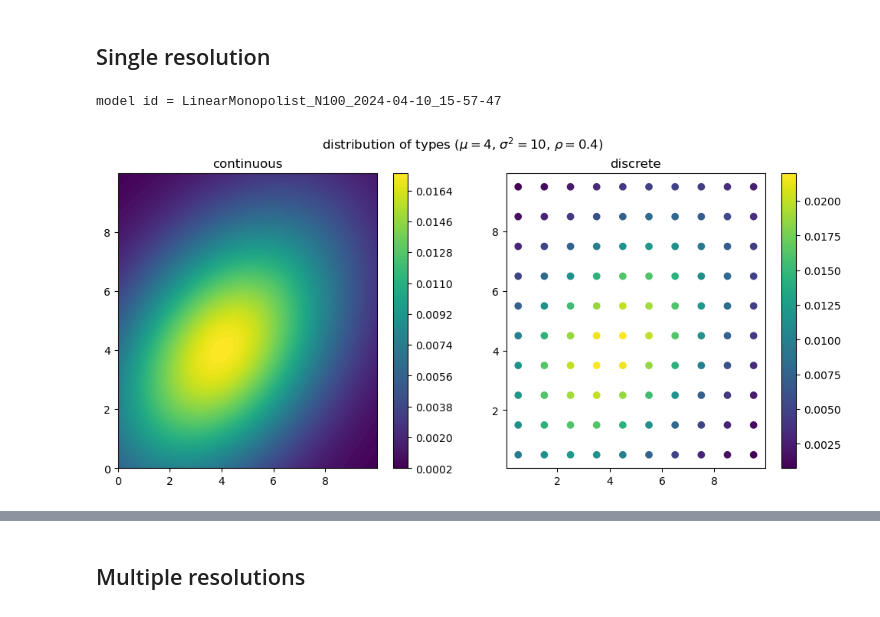
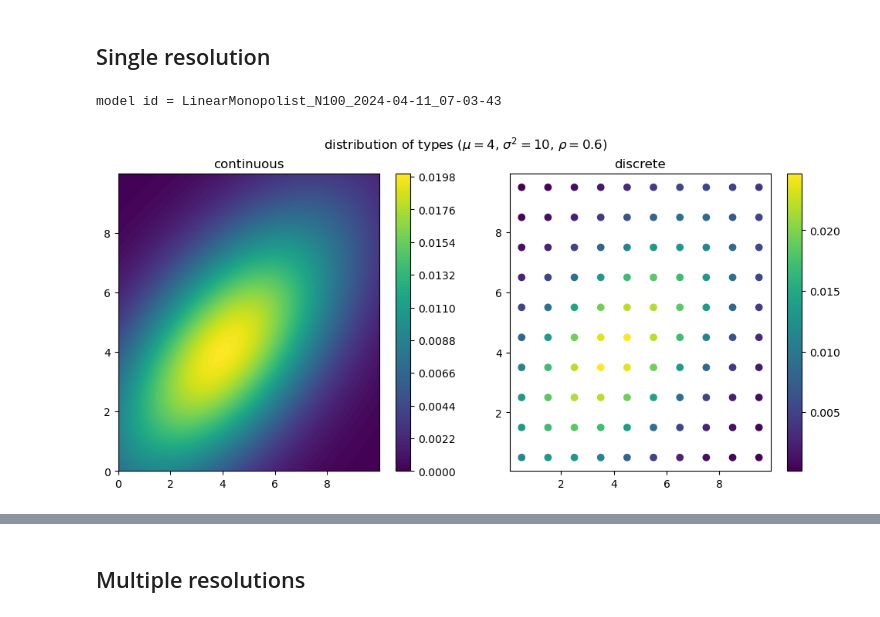
Before and after one commit to x-dupuis/screening-algo, a Jupyter notebook: examples/Schmalensee.ipynb, the cells around one changed output, grey strips where cells are left out. Saved outputs shown, nothing was run; the diff lists cells and outputs as text; code cells hidden in the pictures.

```diff
--- a/examples/Schmalensee.ipynb
+++ b/examples/Schmalensee.ipynb
@@ -18,31 +18,31 @@ from modules import LinearMonopolist
 # %%
 n0, n1 = 10, 10
 t0, t1 =  np.linspace(0, 10, num=n0+1, dtype=np.float32), np.linspace(0, 10, num=n1+1, dtype=np.float32)  #  [1, 1.5, 3], [0, 0.5, 1]
 theta0 = (t0[1:]+t0[:-1])/2 ; theta1 = (t1[1:]+t1[:-1])/2
 theta0, theta1 = np.meshgrid(theta0,theta1)
 theta = np.stack((theta0.flatten(), theta1.flatten())); N = theta.shape[-1] # number of types
 
-mu = 4; sigma2 = 10; rho = 0.4
+mu = 4; sigma2 = 10; rho = 0.6
 distribution = multivariate_normal(mu*np.array([1, 1]), sigma2*np.array([[1, rho], [rho,1]]))
 cd = distribution.cdf(np.dstack(np.meshgrid(t0,t1)))
 f = cd[1:,1:] + cd[:-1,:-1] - cd[1:,:-1] - cd[:-1,1:]
 f = f.flatten() /  np.sum(f) # weights in the distribution
 
 ### Model parameters setting
 param = {'substituable':False, 'mu':mu, 'simga2':sigma2, 'rho':rho}   # False for indivisible goods (constraints = cube), True for substituable goods (constraints = simplex)
 
 ### Objects
 model = LinearMonopolist(theta, f, param)
 
 fig, axs = plt.subplots(1,2, figsize=(12,5))
 c0, c1 = np.mgrid[np.min(t0):np.max(t0):0.01, np.min(t1):np.max(t1):0.01]
 ctypes = axs[0].contourf(c0, c1, distribution.pdf(np.dstack((c0, c1))), 100)
 _ = fig.colorbar(ctypes)
 _ = axs[0].set_title('continuous')
 dtypes = axs[1].scatter(theta0, theta1, c=f)
 _ = fig.colorbar(dtypes)
 _ = axs[1].set_title('discrete')
 _ = fig.suptitle(rf'distribution of types ($\mu=${mu}, $\sigma^2=${sigma2}, $\rho=${rho})')
 # %% [output]
-model id = LinearMonopolist_N100_2024-04-10_15-57-47
+model id = LinearMonopolist_N100_2024-04-11_07-03-43
-[figure, old version]
+[figure, new version]
```
Also changed, not shown: parts of 14 cells of this notebook, 4 other files.
